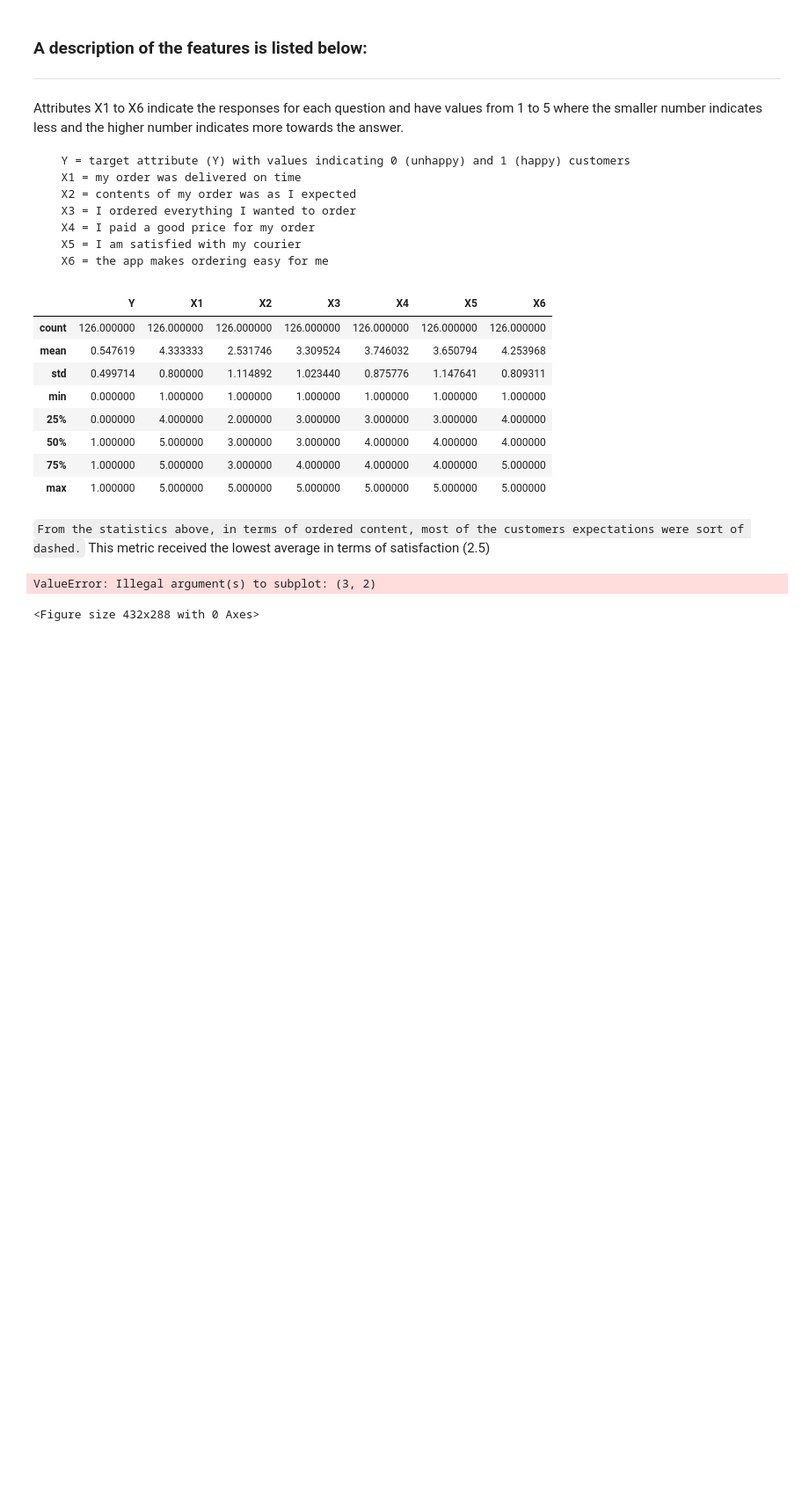
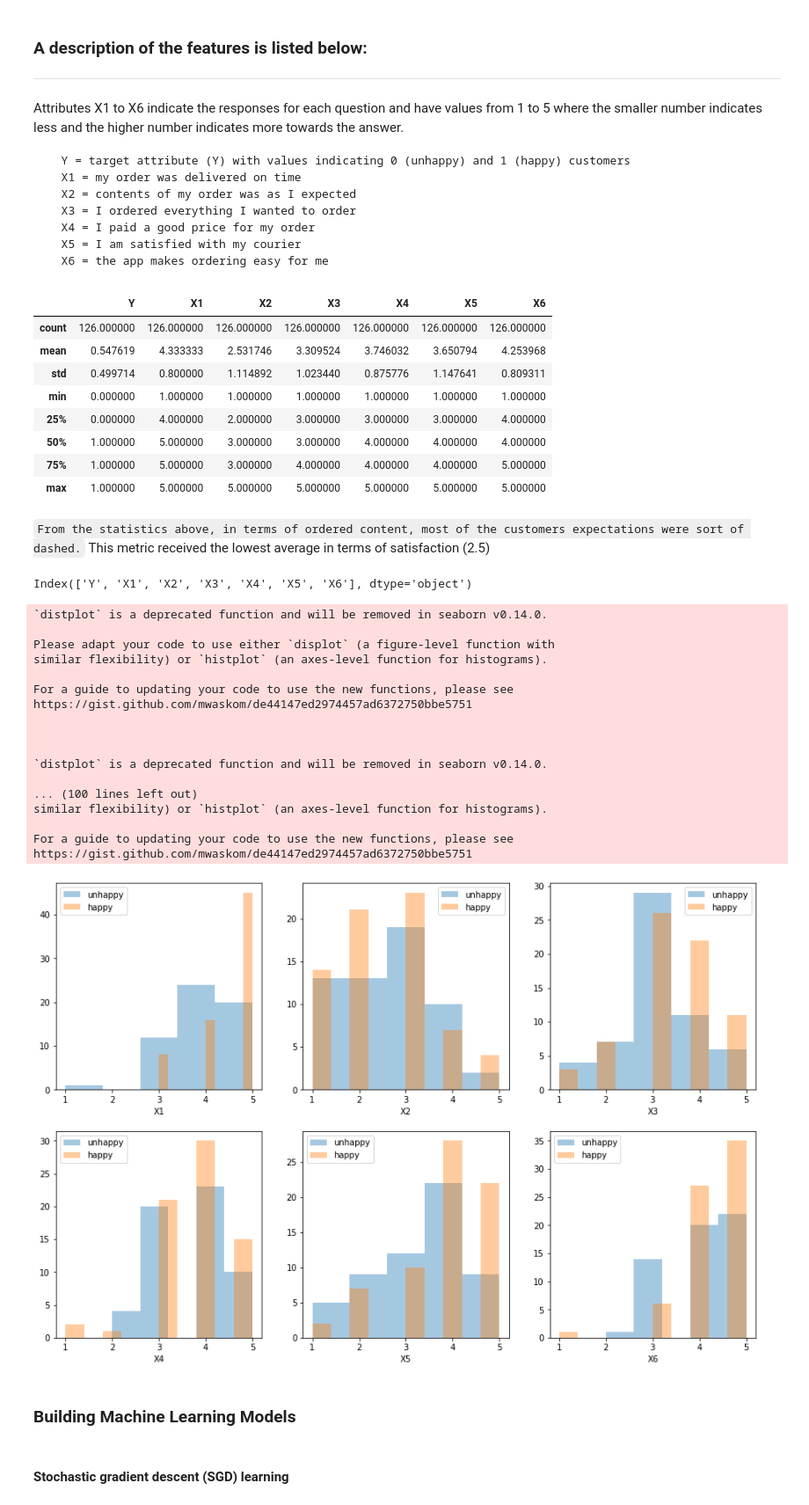
Before and after one commit to Jayplect/Customers-satisfaction, a Jupyter notebook: happiness_survey.ipynb, the cells around one changed output. Shown: that part at 88% size. Drawn from its saved outputs; the diff is of its cells as text; code cells hidden in the pictures; blank space fills up the shorter version.

Commit message:
added machine learning models

```diff
--- a/happiness_survey.ipynb
+++ b/happiness_survey.ipynb
@@ -79,9 +79,53 @@ survey_df.describe()
 | max | 1.000000 | 5.000000 | 5.000000 | 5.000000 | 5.000000 | 5.000000 | 5.000000 |
 # %% [markdown]
 `From the statistics above, in terms of ordered content, most of the customers expectations were sort of dashed.` This metric received the lowest average in terms of satisfaction (2.5)
-# %%
-fig, axes = plt.subplot(3,2, figsize=(10,6))
-axs= sns.hisplot(survey_df, x ="X1", kde=True, color = "blue", axs = axes[0,0])
-# %% [output]
-ValueError: Illegal argument(s) to subplot: (3, 2)
-<Figure size 432x288 with 0 Axes>
+# %%
+survey_df.columns
+# %% [output]
+Index(['Y', 'X1', 'X2', 'X3', 'X4', 'X5', 'X6'], dtype='object')
+# %%
+
+unhappy = survey_df.loc[survey_df["Y"]==0, :]
+happy = survey_df.loc[survey_df["Y"]==1,:]
+# %%
+fig, axes = plt.subplots(nrows=2, ncols=3, figsize=(15,10))
+ax = sns.distplot(unhappy["X1"], label = "unhappy", kde=False, bins =5, ax = axes[0,0])
+ax = sns.distplot(happy["X1"], label = "happy", kde=False, bins =10, ax = axes[0,0])
+ax.legend()
+ax = sns.distplot(unhappy["X2"], label = "unhappy", kde=False, bins =5, ax = axes[0,1])
+ax = sns.distplot(happy["X2"], label = "happy", kde=False, bins =10, ax = axes[0,1])
+ax.legend()
+ax = sns.distplot(unhappy["X3"], label = "unhappy", kde=False, bins =5, ax = axes[0,2])
+ax = sns.distplot(happy["X3"], label = "happy", kde=False, bins =10, ax = axes[0,2])
+ax.legend()
+ax = sns.distplot(unhappy["X4"], label = "unhappy", kde=False, bins =5, ax = axes[1,0])
+ax = sns.distplot(happy["X4"], label = "happy", kde=False, bins =10, ax = axes[1,0])
+ax.legend()
+ax = sns.distplot(unhappy["X5"], label = "unhappy", kde=False, bins =5, ax = axes[1,1])
+ax = sns.distplot(happy["X5"], label = "happy", kde=False, bins =10, ax = axes[1,1])
+ax.legend()
+ax = sns.distplot(unhappy["X6"], label = "unhappy", kde=False, bins =5, ax = axes[1,2])
+ax = sns.distplot(happy["X6"], label = "happy", kde=False, bins =10, ax = axes[1,2])
+ax.legend()
+plt.show()
+# %% [output]
+`distplot` is a deprecated function and will be removed in seaborn v0.14.0.
+
+Please adapt your code to use either `displot` (a figure-level function with
+similar flexibility) or `histplot` (an axes-level function for histograms).
+
+For a guide to updating your code to use the new functions, please see
+https://gist.github.com/mwaskom/de44147ed2974457ad6372750bbe5751
+
+
+
+`distplot` is a deprecated function and will be removed in seaborn v0.14.0.
+
+... (100 lines left out)
+similar flexibility) or `histplot` (an axes-level function for histograms).
+
+For a guide to updating your code to use the new functions, please see
+https://gist.github.com/mwaskom/de44147ed2974457ad6372750bbe5751
+[figure, added]
+# %% [markdown]
+### Building Machine Learning Models
@@ -87,0 +151,2 @@ ValueError: Illegal argument(s) to subplot: (3, 2)
+# %% [markdown]
+#### Stochastic gradient descent (SGD) learning
```
Also changed, not shown: parts of 18 cells of this notebook.
